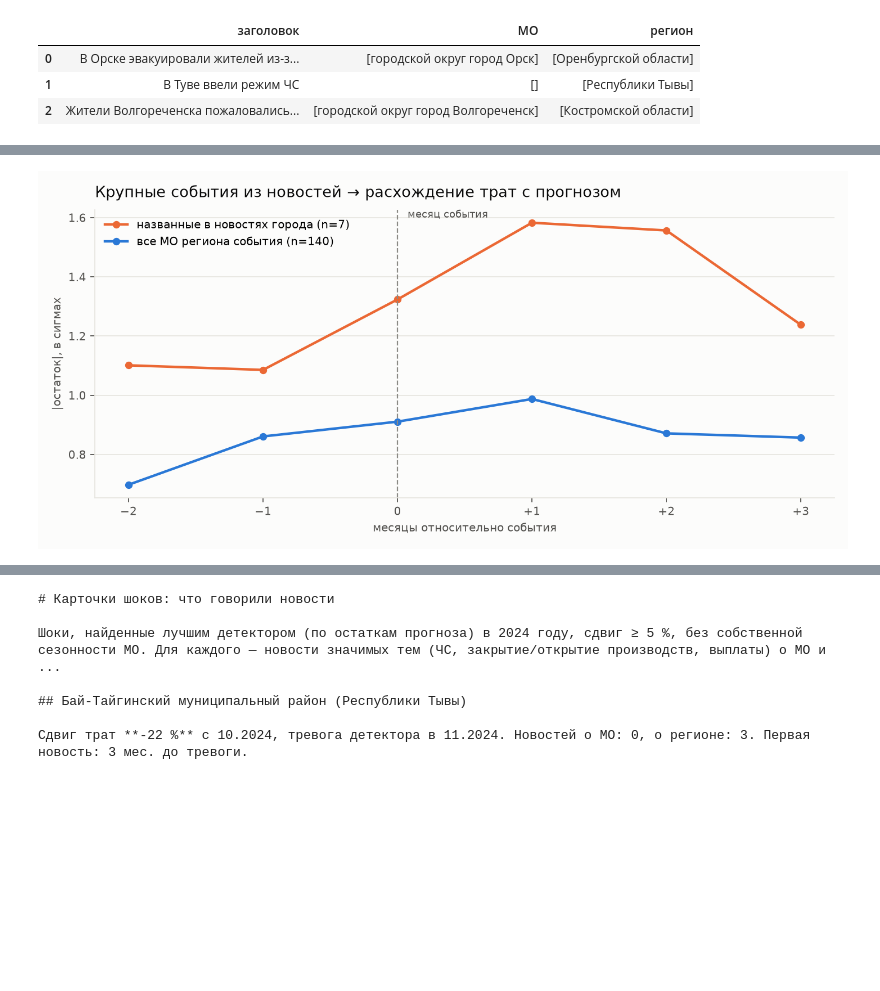
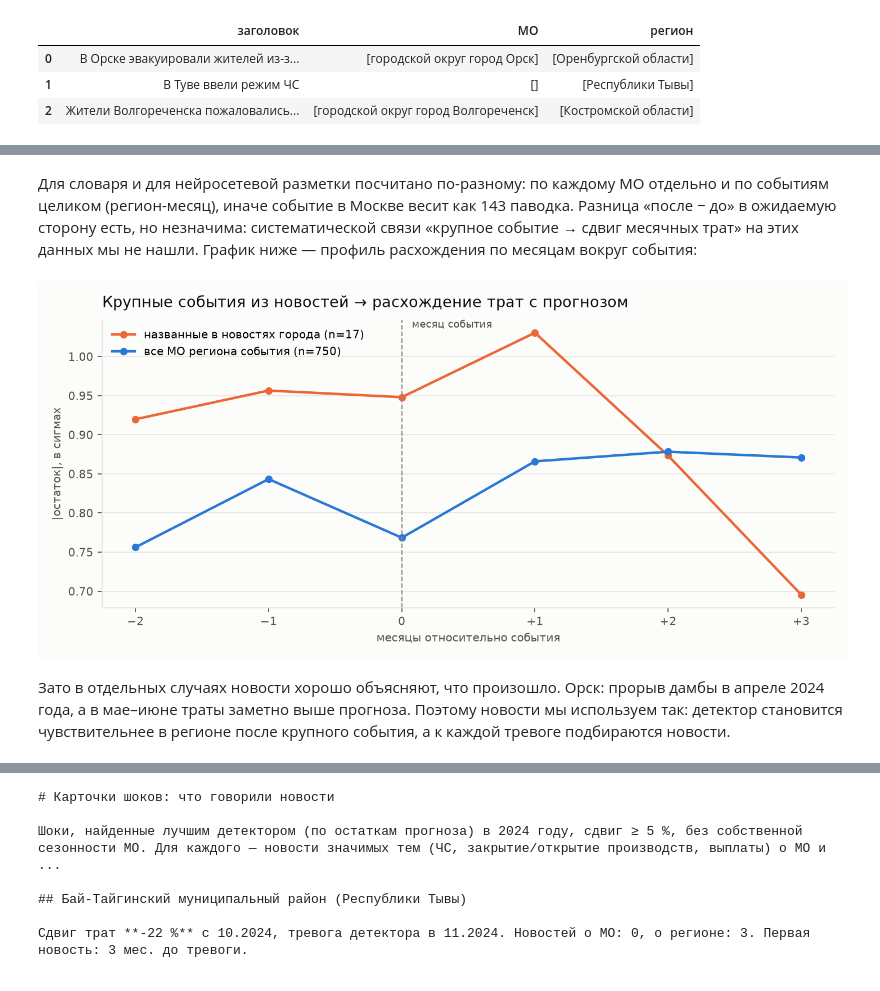
Before and after one commit to ruslankoleso/sberindex-forecast-shocks, a Jupyter notebook: notebooks/solution.ipynb, the cells around one changed output, grey strips where cells are left out. Saved outputs shown, nothing was run; the diff lists cells and outputs as text; code cells hidden in the pictures; blank space fills up the shorter version.

```diff
--- a/notebooks/solution.ipynb
+++ b/notebooks/solution.ipynb
@@ -282,5 +344,9 @@ pd.DataFrame({k: {"событий": v["n"], "после − до": round(v["delt
+# %% [markdown]
+Для словаря и для нейросетевой разметки посчитано по-разному: по каждому МО отдельно и по событиям целиком (регион-месяц), иначе событие в Москве весит как 143 паводка. Разница «после − до» в ожидаемую сторону есть, но незначима: систематической связи «крупное событие → сдвиг месячных трат» на этих данных мы не нашли. График ниже — профиль расхождения по месяцам вокруг события:
 # %%
-Image("reports/figures/07_event_study.png")
+Image("report/figures/07_event_study.png")
 # %% [output]
-[figure, old version]
+[figure, new version]
+# %% [markdown]
+Зато в отдельных случаях новости хорошо объясняют, что произошло. Орск: прорыв дамбы в апреле 2024 года, а в мае–июне траты заметно выше прогноза. Поэтому новости мы используем так: детектор становится чувствительнее в регионе после крупного события, а к каждой тревоге подбираются новости.
 # %%
```
Also changed, not shown: parts of 34 cells of this notebook, 4 other files.
